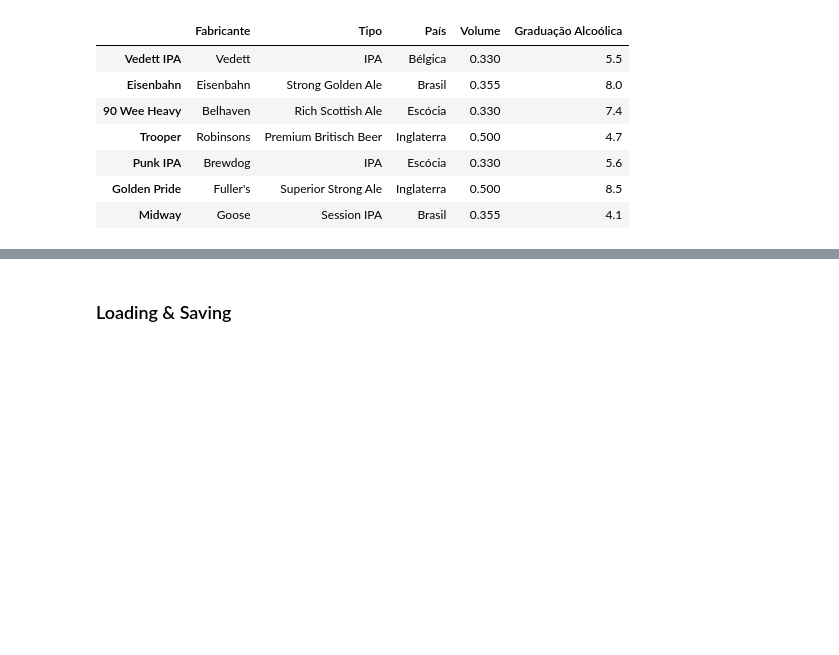
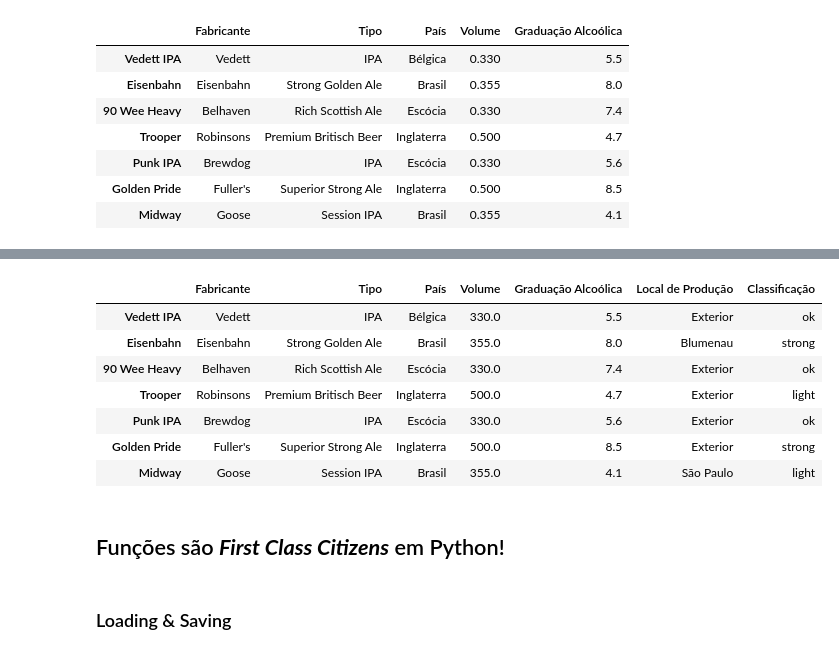
Before and after one commit to jalexandretoledo/numpy_pandas, a Jupyter notebook: aula_2/Playground.ipynb, the cells around one changed output, grey strips where cells are left out. Drawn from its saved outputs; the diff is of its cells as text; code cells hidden in the pictures; blank space fills up the shorter version.

```diff
--- a/aula_2/Playground.ipynb
+++ b/aula_2/Playground.ipynb
@@ -634,0 +777,3 @@ cervejas.at['Trooper', 'Volume']
+# %%
+# a ordem e tipos dos dados deve ser igual à das colunas existentes!
+cervejas.loc['Skol'] = ['AMBEV', 'Pilsen', 'Brasil', 0.35, 4.5, '***']
@@ -634,0 +839,2 @@ cervejas.at['Trooper', 'Volume']
+# %%
+cervejas.drop('Skol', inplace=True)
@@ -634,0 +854,9 @@ cervejas.at['Trooper', 'Volume']
+# %%
+def get_classificacao(linha):
+    ga = linha['Graduação Alcoólica']
+    if (ga < 5):
+        return 'light'
+    elif (ga < 8):
+        return 'ok'
+    else:
+        return 'strong'
@@ -635,3 +874,18 @@ cervejas.at['Trooper', 'Volume']
+# %%
+cervejas['Classificação'] = cervejas.apply(get_classificacao, axis='columns')
+# %%
+cervejas
+# %% [output]
+|  | Fabricante | Tipo | País | Volume | Graduação Alcoólica | Local de Produção | Classificação |
+| Vedett IPA | Vedett | IPA | Bélgica | 330.0 | 5.5 | Exterior | ok |
+| Eisenbahn | Eisenbahn | Strong Golden Ale | Brasil | 355.0 | 8.0 | Blumenau | strong |
+| 90 Wee Heavy | Belhaven | Rich Scottish Ale | Escócia | 330.0 | 7.4 | Exterior | ok |
+| Trooper | Robinsons | Premium Britisch Beer | Inglaterra | 500.0 | 4.7 | Exterior | light |
+| Punk IPA | Brewdog | IPA | Escócia | 330.0 | 5.6 | Exterior | ok |
+| Golden Pride | Fuller's | Superior Strong Ale | Inglaterra | 500.0 | 8.5 | Exterior | strong |
+| Midway | Goose | Session IPA | Brasil | 355.0 | 4.1 | São Paulo | light |
+# %% [markdown]
+## Funções são ___First Class Citizens___ em Python!
 # %% [markdown]
 ### Loading & Saving
 # %%
```
Also changed, not shown: parts of 73 cells of this notebook, 5 other files.
